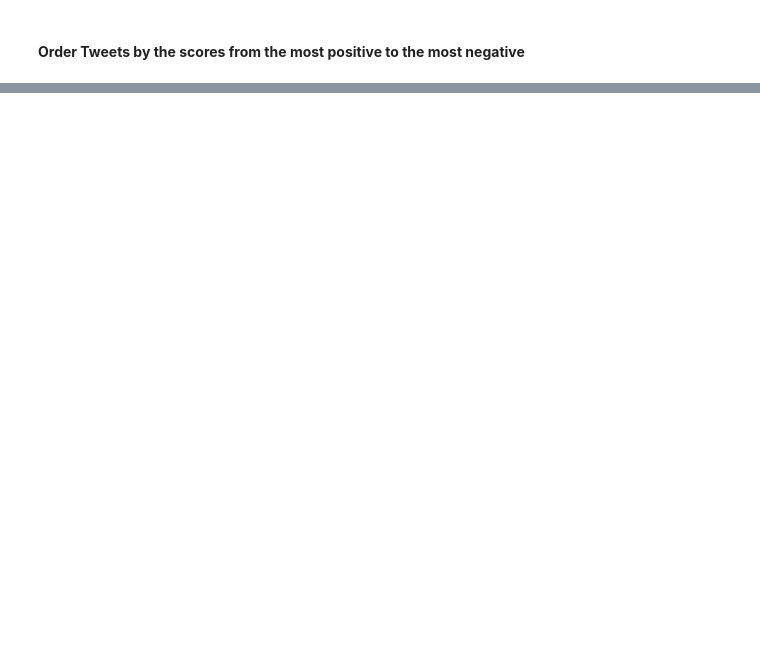
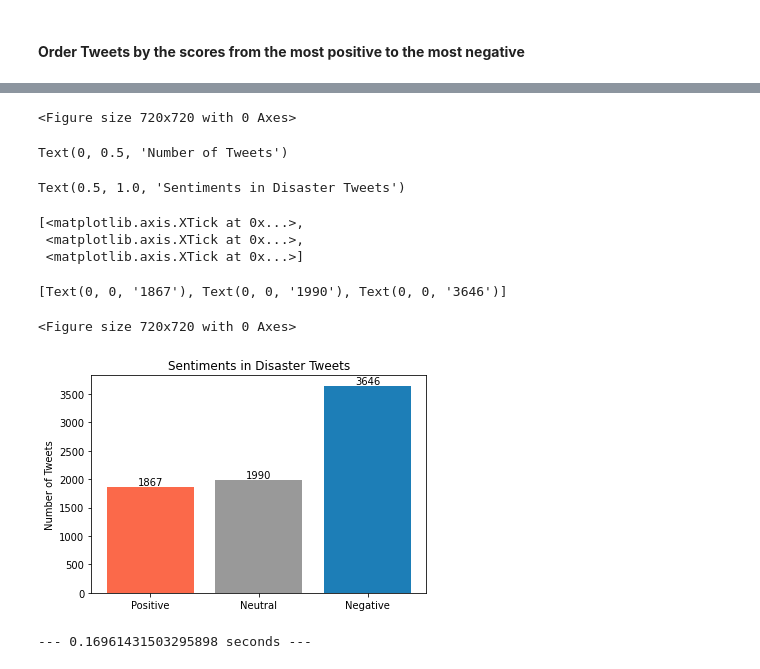
Before and after one commit to Nicole-Hong/LHL_Final_Project_NLP, a Jupyter notebook: src/nlp_disaster_sentiment_analysis_vader.ipynb, the cells around one changed output, grey strips where cells are left out. Cells and saved outputs as stored; diff of their text form; code cells hidden in the pictures; blank space fills up the shorter version.

```diff
--- a/src/nlp_disaster_sentiment_analysis_vader.ipynb
+++ b/src/nlp_disaster_sentiment_analysis_vader.ipynb
@@ -328,0 +483,47 @@ train_df.to_csv('sentiment_train_data.csv', index=False)
+# %%
+# Plot Bar Plot of Sentiment
+
+# start time to measure the time of the program execution
+start_time = time.time()
+
+plt.figure(figsize=(10,10))
+fig, ax = plt.subplots()
+
+# creating the dataset
+data = {'Positive': positive_num, 'Neutral': neutral_num,
+        'Negative': negative_num}
+classes = list(data.keys())
+values = list(data.values())
+
+cmap_red = plt.cm.get_cmap('Reds')
+red = cmap_red(0.5)
+
+cmap_gray = plt.cm.get_cmap('gray')
+gray = cmap_gray(0.6)
+
+cmap_org = plt.cm.get_cmap('GnBu')
+blue = cmap_org(0.8)
+
+p1 = ax.bar(classes, values, color=[red, gray, blue])
+ax.set_ylabel('Number of Tweets')
+ax.set_title('Sentiments in Disaster Tweets')
+ax.set_xticks(classes)
+
+# Label with label_type 'center' instead of the default 'edge'
+ax.bar_label(p1)
+
+plt.show()
+
+# print the overall program runtime.
+print(f"\n\n--- {(time.time() - start_time)} seconds ---")
+# %% [output]
+<Figure size 720x720 with 0 Axes>
+Text(0, 0.5, 'Number of Tweets')
+Text(0.5, 1.0, 'Sentiments in Disaster Tweets')
+[<matplotlib.axis.XTick at 0x...>,
+ <matplotlib.axis.XTick at 0x...>,
+ <matplotlib.axis.XTick at 0x...>]
+[Text(0, 0, '1867'), Text(0, 0, '1990'), Text(0, 0, '3646')]
+<Figure size 720x720 with 0 Axes>
+[figure, added]
+--- 0.16961431503295898 seconds ---
```
Also changed, not shown: parts of 17 cells of this notebook, 1 other file.
